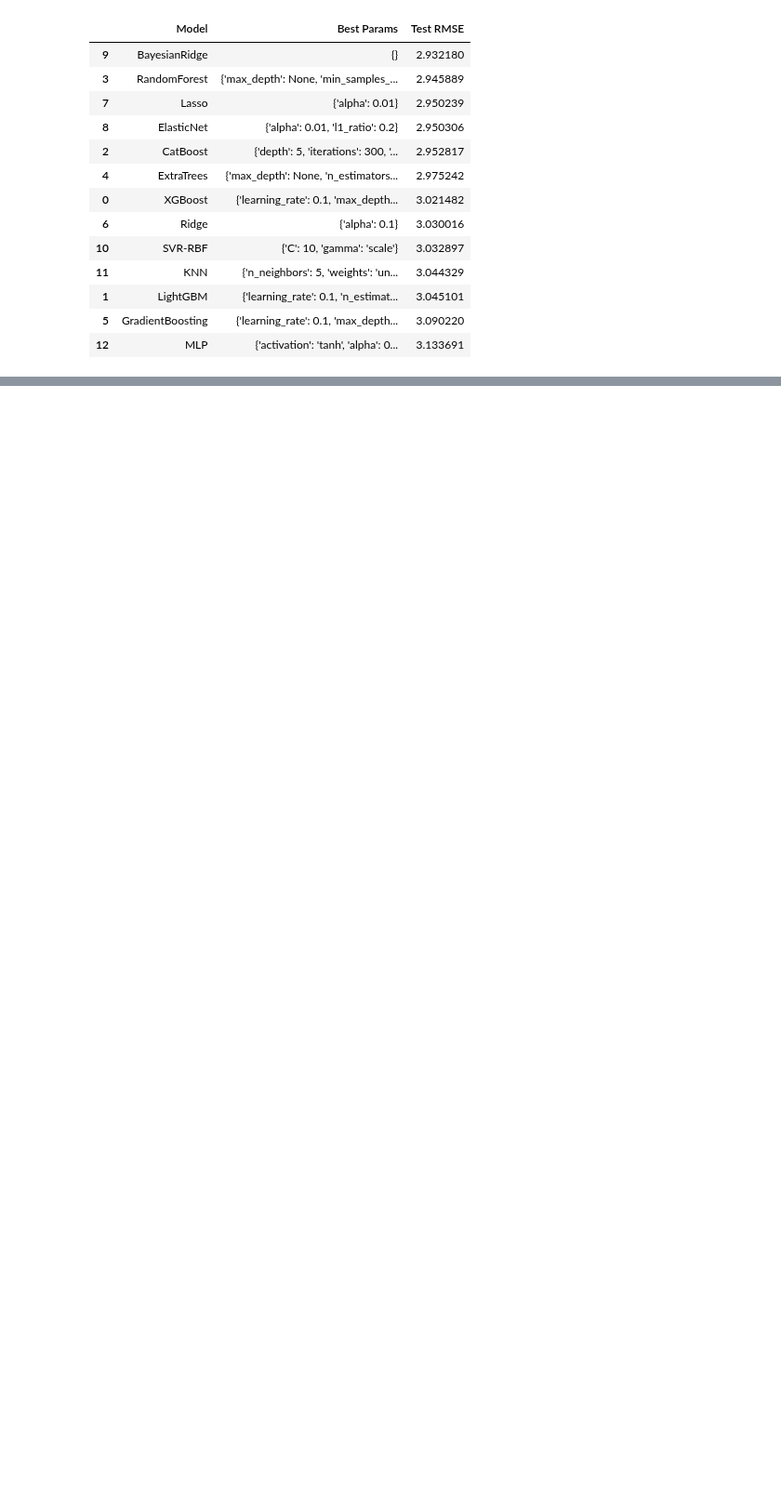
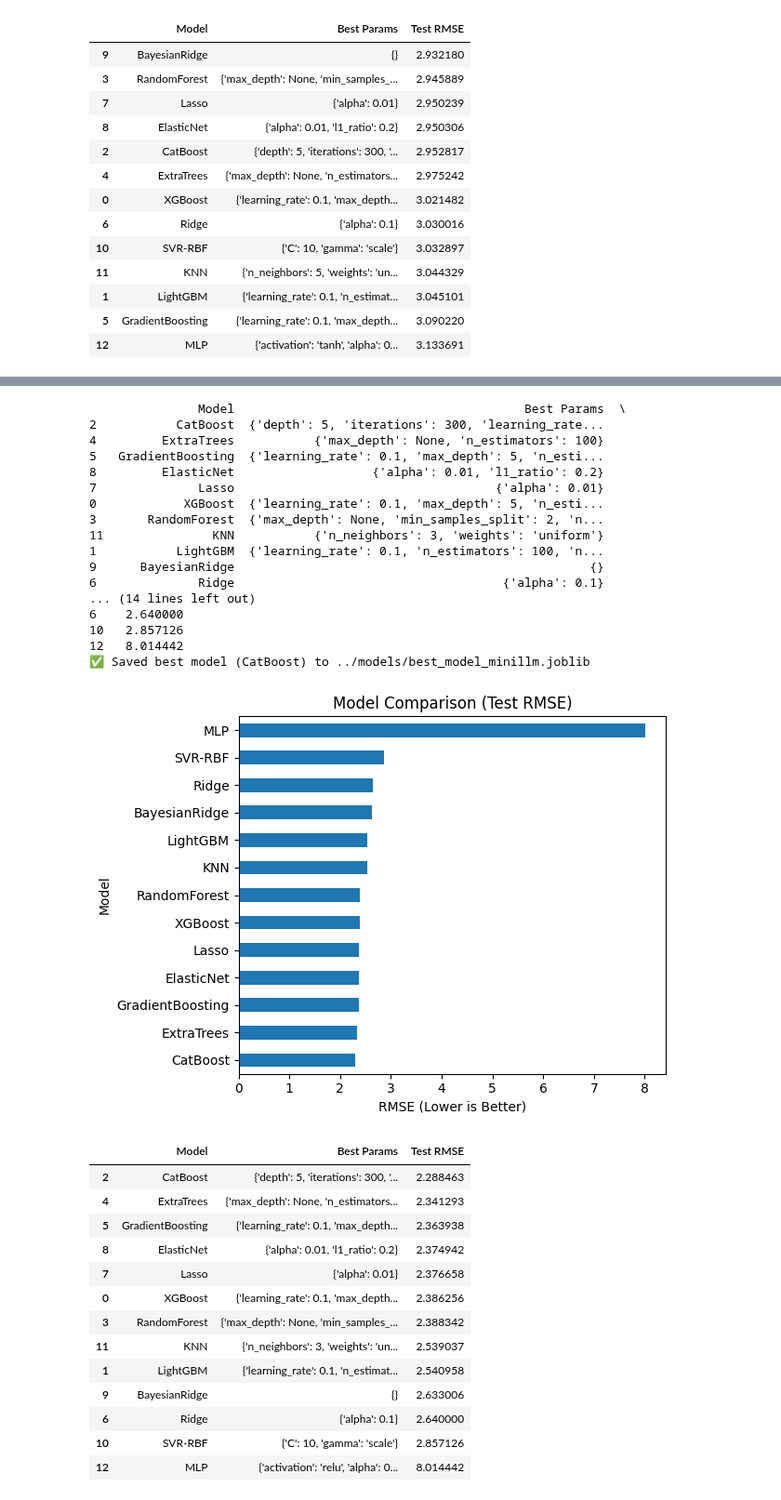
Before and after one commit to Benemrxr/project-ds4pp-eth2025, a Jupyter notebook: notebooks/05-model-training.ipynb, the cells around one changed output, grey strips where cells are left out. Shown at 93% size. Saved outputs shown, nothing was run; the diff lists cells and outputs as text; code cells hidden in the pictures; blank space fills up the shorter version.

Commit message:
added minillm

```diff
--- a/notebooks/05-model-training.ipynb
+++ b/notebooks/05-model-training.ipynb
@@ -190,6 +190,8 @@ def train_topic_model(input_file: str, feature_prefix: str, model_save_path: str
         final_model = BayesianRidge(**best_params)
     elif best_name == 'Lasso':
         final_model = Lasso(random_state=42, **best_params)
+    elif best_name == 'CatBoost':
+        final_model = CatBoostRegressor(verbose=0, random_state=42, **best_params)
     else:
         raise ValueError(f"Unknown model: {best_name}")
 
@@ -393,3 +395,10 @@ train_topic_model(
 | 1 | LightGBM | {'learning_rate': 0.1, 'n_estimat... | 3.045101 |
 | 5 | GradientBoosting | {'learning_rate': 0.1, 'max_depth... | 3.090220 |
 | 12 | MLP | {'activation': 'tanh', 'alpha': 0... | 3.133691 |
+# %%
+train_topic_model(
+    input_file="../data/processed/features_minillm_monthly.csv",
+    feature_prefix="topic_",
+    model_save_path="../models/best_model_minillm.joblib"
+)
+# %% [output]
@@ -395,0 +429,32 @@ train_topic_model(
+               Model                                        Best Params  \
+2           CatBoost  {'depth': 5, 'iterations': 300, 'learning_rate...
+4         ExtraTrees           {'max_depth': None, 'n_estimators': 100}
+5   GradientBoosting  {'learning_rate': 0.1, 'max_depth': 5, 'n_esti...
+8         ElasticNet                   {'alpha': 0.01, 'l1_ratio': 0.2}
+7              Lasso                                    {'alpha': 0.01}
+0            XGBoost  {'learning_rate': 0.1, 'max_depth': 5, 'n_esti...
+3       RandomForest  {'max_depth': None, 'min_samples_split': 2, 'n...
+11               KNN           {'n_neighbors': 3, 'weights': 'uniform'}
+1           LightGBM  {'learning_rate': 0.1, 'n_estimators': 100, 'n...
+9      BayesianRidge                                                 {}
+6              Ridge                                     {'alpha': 0.1}
+... (14 lines left out)
+6    2.640000
+10   2.857126
+12   8.014442
+✅ Saved best model (CatBoost) to ../models/best_model_minillm.joblib
+[figure, added]
+|  | Model | Best Params | Test RMSE |
+| 2 | CatBoost | {'depth': 5, 'iterations': 300, '... | 2.288463 |
+| 4 | ExtraTrees | {'max_depth': None, 'n_estimators... | 2.341293 |
+| 5 | GradientBoosting | {'learning_rate': 0.1, 'max_depth... | 2.363938 |
+| 8 | ElasticNet | {'alpha': 0.01, 'l1_ratio': 0.2} | 2.374942 |
+| 7 | Lasso | {'alpha': 0.01} | 2.376658 |
+| 0 | XGBoost | {'learning_rate': 0.1, 'max_depth... | 2.386256 |
+| 3 | RandomForest | {'max_depth': None, 'min_samples_... | 2.388342 |
+| 11 | KNN | {'n_neighbors': 3, 'weights': 'un... | 2.539037 |
+| 1 | LightGBM | {'learning_rate': 0.1, 'n_estimat... | 2.540958 |
+| 9 | BayesianRidge | {} | 2.633006 |
+| 6 | Ridge | {'alpha': 0.1} | 2.640000 |
+| 10 | SVR-RBF | {'C': 10, 'gamma': 'scale'} | 2.857126 |
+| 12 | MLP | {'activation': 'relu', 'alpha': 0... | 8.014442 |
```
Also changed, not shown: parts of 1 cell of this notebook, 2 other files.
